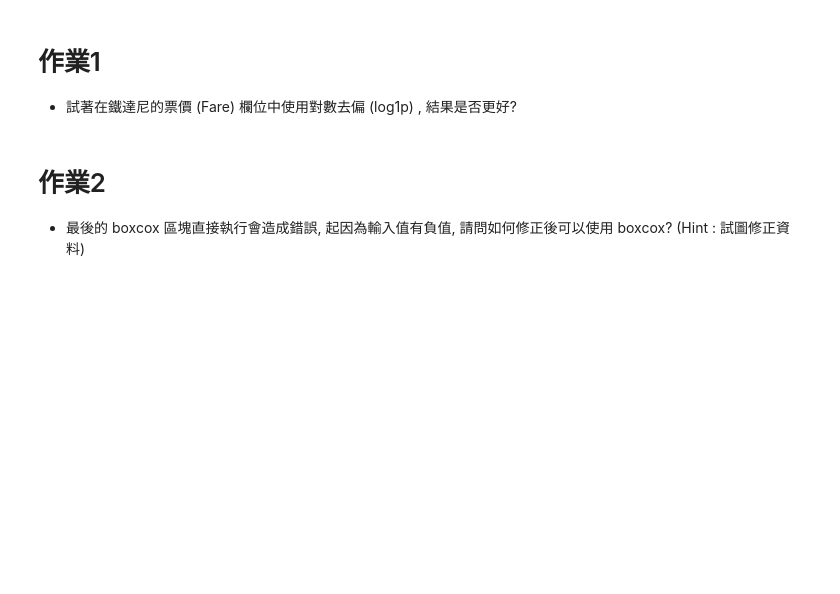
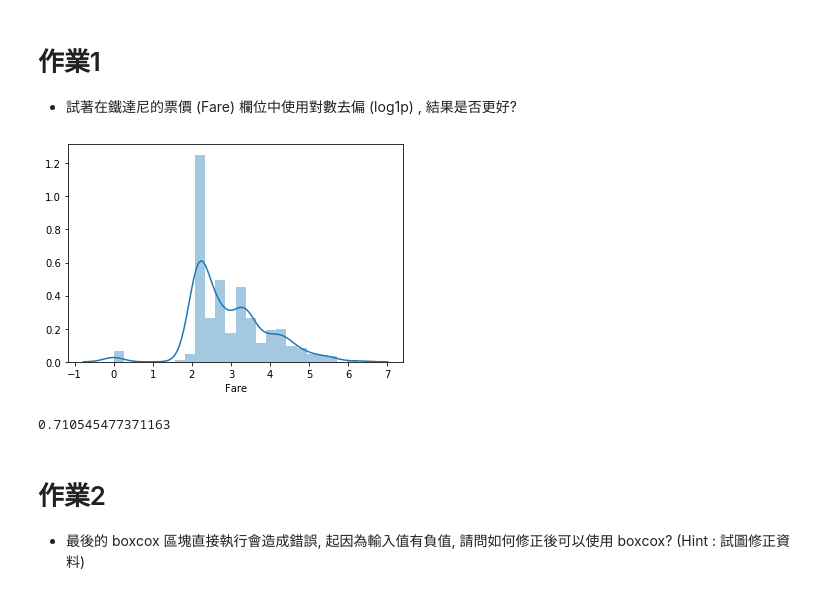
Before and after one commit to rzdxcrow77/4th-ML100Days, a Jupyter notebook: homework/Day_023_HW.ipynb, the cells around one changed output. Cells and saved outputs as stored; diff of their text form; code cells hidden in the pictures; blank space fills up the shorter version.

```diff
--- a/homework/Day_023_HW.ipynb
+++ b/homework/Day_023_HW.ipynb
@@ -80,16 +86,17 @@ cross_val_score(estimator, train_X, train_Y, cv=5).mean()
 # %%
 # 將 Fare 取 log1p 後, 看散佈圖, 並計算分數
 df_fixed = copy.deepcopy(df)
-"""
-Your Code Here, transform df_fixed['Fare'] with log1p
-"""
+df_fixed['Fare'] = np.log1p(df_fixed['Fare'])
 sns.distplot(df_fixed['Fare'][:train_num])
 plt.show()
 
 df_fixed = MMEncoder.fit_transform(df_fixed)
 train_X = df_fixed[:train_num]
 estimator = LogisticRegression()
 cross_val_score(estimator, train_X, train_Y, cv=5).mean()
+# %% [output]
+[figure, added]
+0.710545477371163
 # %% [markdown]
 # 作業2
 * 最後的 boxcox 區塊直接執行會造成錯誤, 起因為輸入值有負值, 請問如何修正後可以使用 boxcox? (Hint : 試圖修正資料)
```
Also changed, not shown: parts of 4 cells of this notebook.
